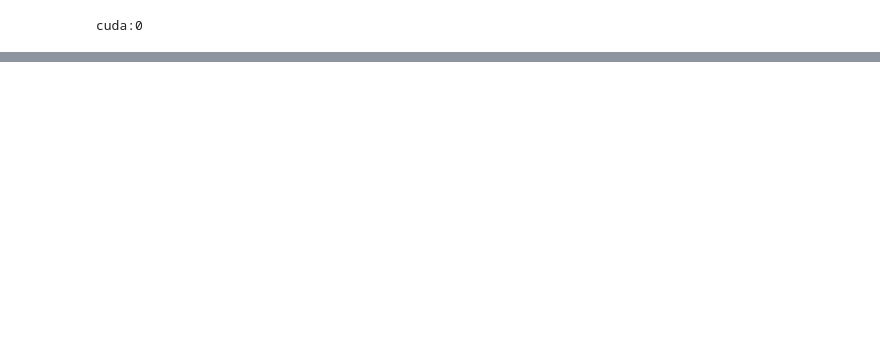
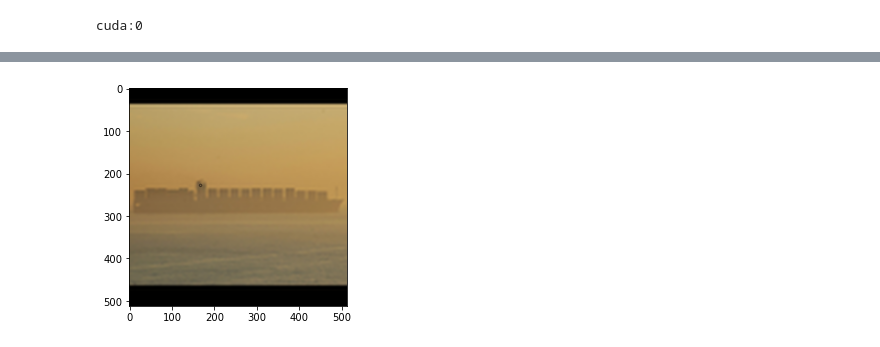
Before and after one commit to MKTKSMT-MI/GNN-DGLPro, a Jupyter notebook: Graphing/any detect.ipynb, the cells around one changed output, grey strips where cells are left out. Cells and saved outputs as stored; diff of their text form; code cells hidden in the pictures; blank space fills up the shorter version.

```diff
--- a/Graphing/any detect.ipynb
+++ b/Graphing/any detect.ipynb
@@ -65,0 +102,7 @@ print(detect_dict['sift'])
+# %%
+kpimg=cv2.drawKeypoints(detect_dict['akaze']['worst']['img'],detect_dict['akaze']['worst']['kp'],None,4)
+plt.imshow(kpimg)
+plt.savefig('images/akaze_worst.jpg',dpi=300)
+plt.show()
+# %% [output]
+[figure, added]
```
Also changed, not shown: parts of 10 cells of this notebook.
